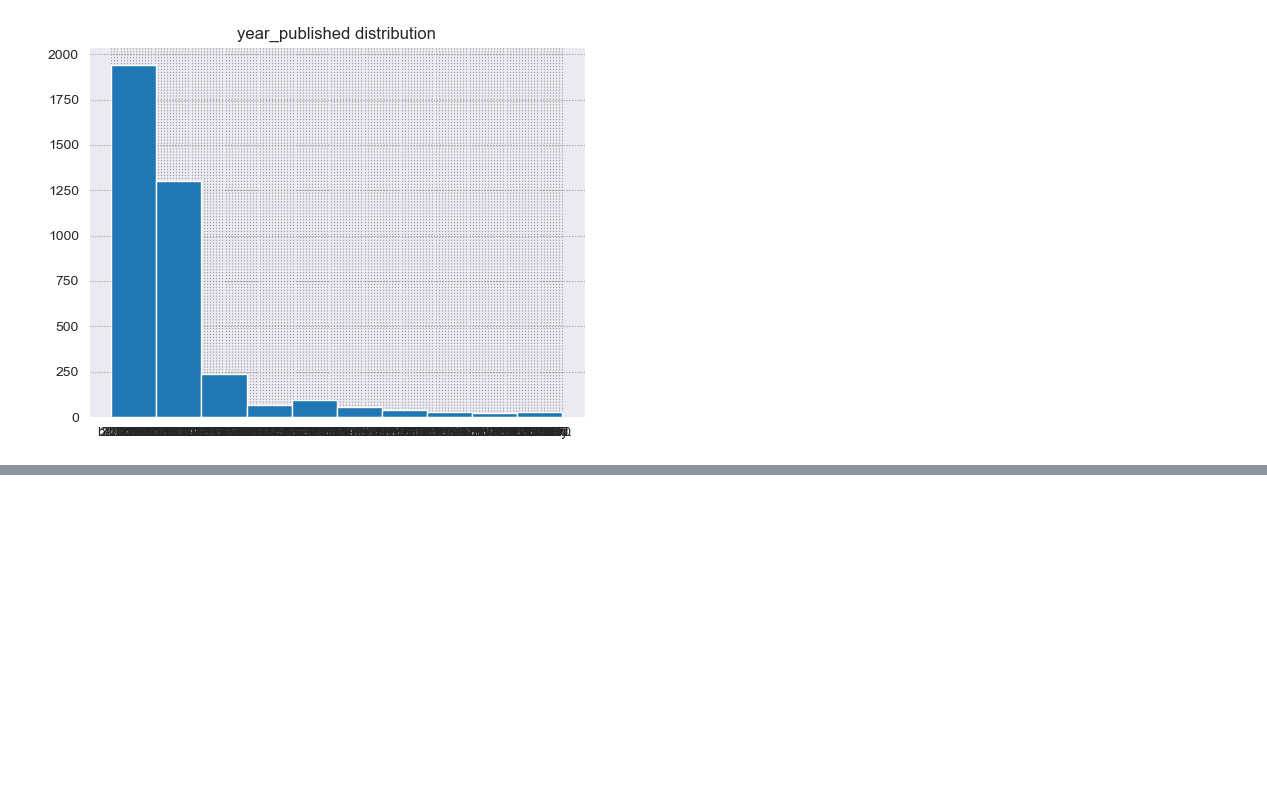
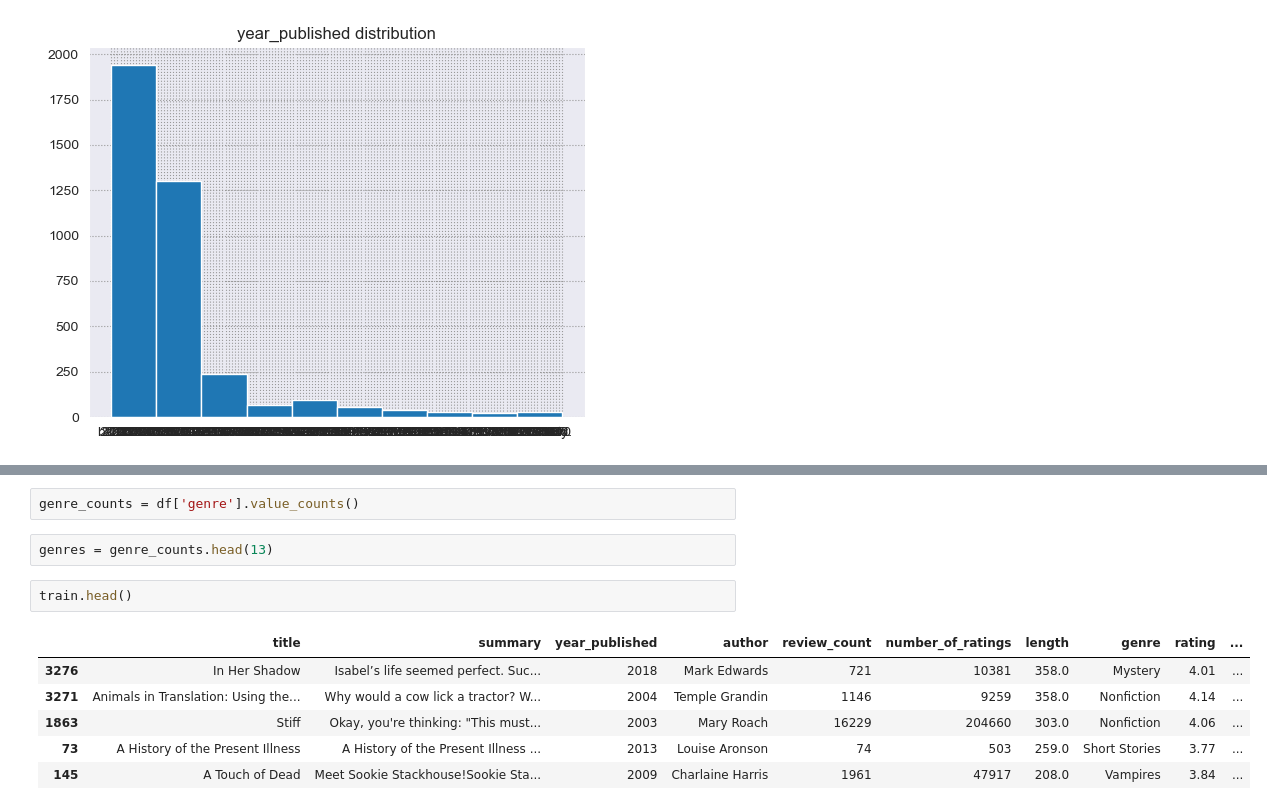
Before and after one commit to Booookkkkkssss/books_main, a Jupyter notebook: shawns_work/prep_and_explore_workbook.ipynb, the cells around one changed output, grey strips where cells are left out. Drawn from its saved outputs; the diff is of its cells as text; blank space fills up the shorter version.

```diff
--- a/shawns_work/prep_and_explore_workbook.ipynb
+++ b/shawns_work/prep_and_explore_workbook.ipynb
@@ -495,0 +435,13 @@ plt.show()
+# %%
+genre_counts = df['genre'].value_counts()
+# %%
+genres = genre_counts.head(13)
+# %%
+train.head()
+# %% [output]
+|  | title | summary | year_published | author | review_count | number_of_ratings | length | genre | rating | ... |
+| 3276 | In Her Shadow | Isabel’s life seemed perfect. Suc... | 2018 | Mark Edwards | 721 | 10381 | 358.0 | Mystery | 4.01 | ... |
+| 3271 | Animals in Translation: Using the... | Why would a cow lick a tractor? W... | 2004 | Temple Grandin | 1146 | 9259 | 358.0 | Nonfiction | 4.14 | ... |
+| 1863 | Stiff | Okay, you're thinking: "This must... | 2003 | Mary Roach | 16229 | 204660 | 303.0 | Nonfiction | 4.06 | ... |
+| 73 | A History of the Present Illness | A History of the Present Illness ... | 2013 | Louise Aronson | 74 | 503 | 259.0 | Short Stories | 3.77 | ... |
+| 145 | A Touch of Dead | Meet Sookie Stackhouse!Sookie Sta... | 2009 | Charlaine Harris | 1961 | 47917 | 208.0 | Vampires | 3.84 | ... |
```
Also changed, not shown: parts of 18 cells of this notebook, 1 other file.
